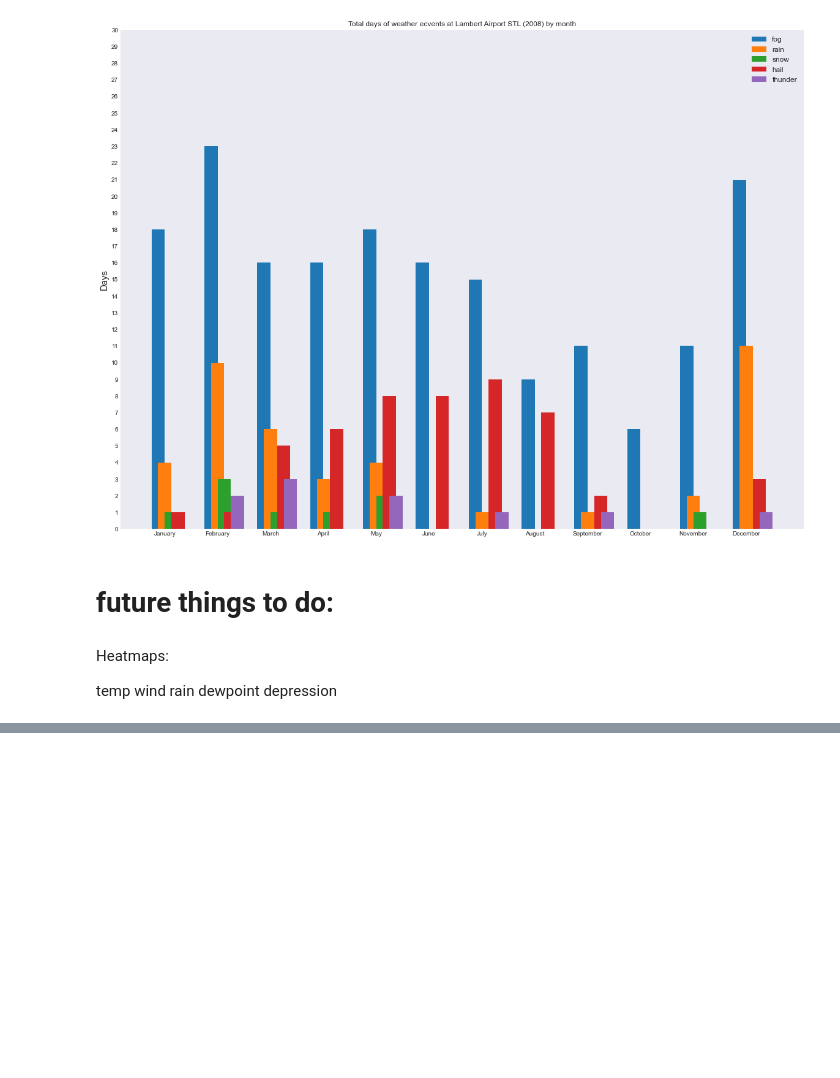
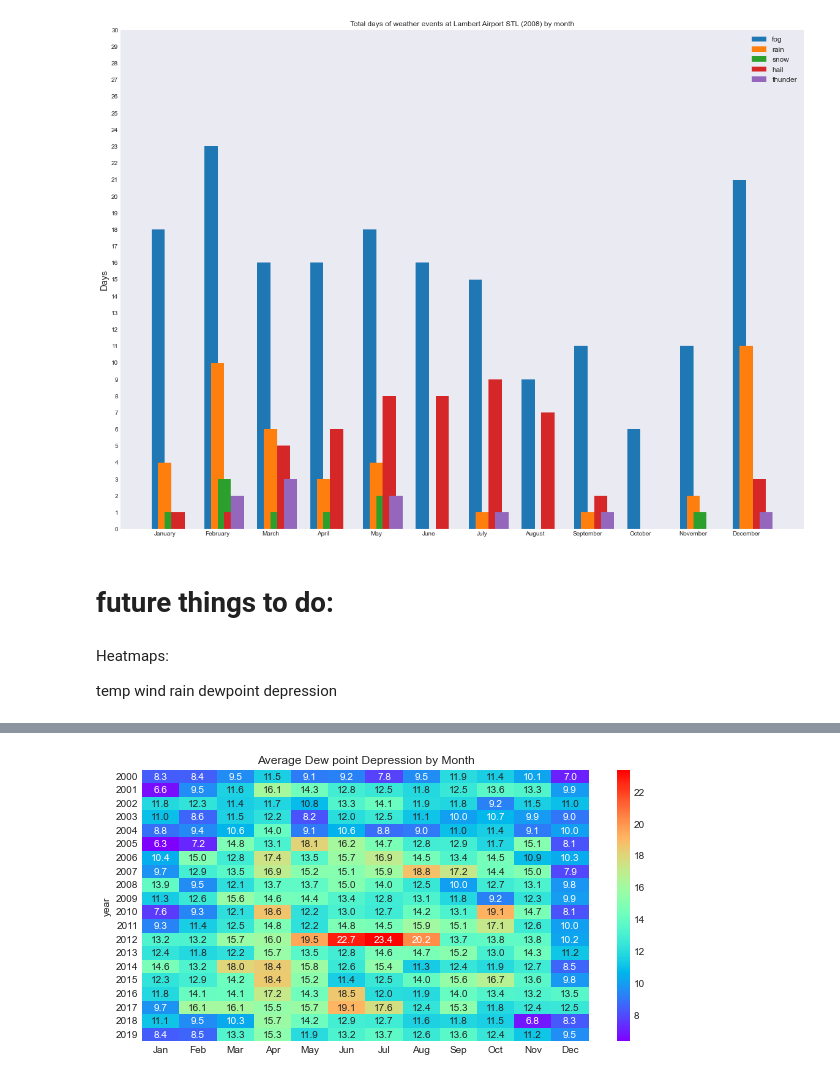
Before and after one commit to billtell/NOAA_GSOD_LambertSTL_2000to2022, a Jupyter notebook: GSOD_lambertSTL_EDA.ipynb, the cells around one changed output, grey strips where cells are left out. Cells and saved outputs as stored; diff of their text form; code cells hidden in the pictures; blank space fills up the shorter version.

```diff
--- a/GSOD_lambertSTL_EDA.ipynb
+++ b/GSOD_lambertSTL_EDA.ipynb
@@ -779,0 +814,12 @@ dewpoint depression
+# %%
+# Dewpoint Depression heatmap
+data = month_df.pivot('year','month','dewpoint_depression')
+data.columns = months
+
+plt.subplots(figsize=(10,5))
+sns.heatmap(data, cmap= 'rainbow', annot=True, fmt='.1f')
+plt.title('Average Dew point Depression by Month')
+plt.yticks(rotation=0)
+plt.show()
+# %% [output]
+[figure, added]
```
Also changed, not shown: parts of 10 cells of this notebook.
